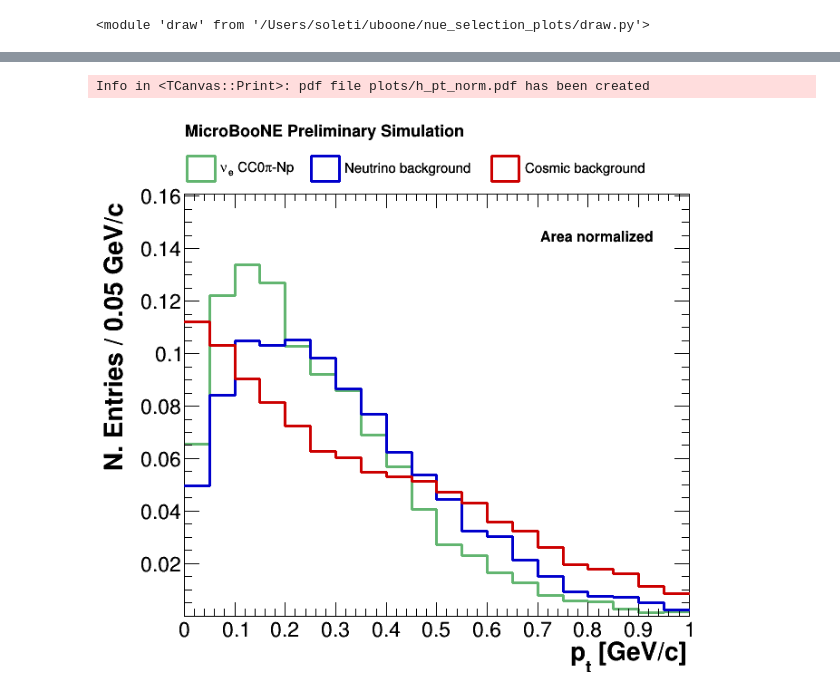
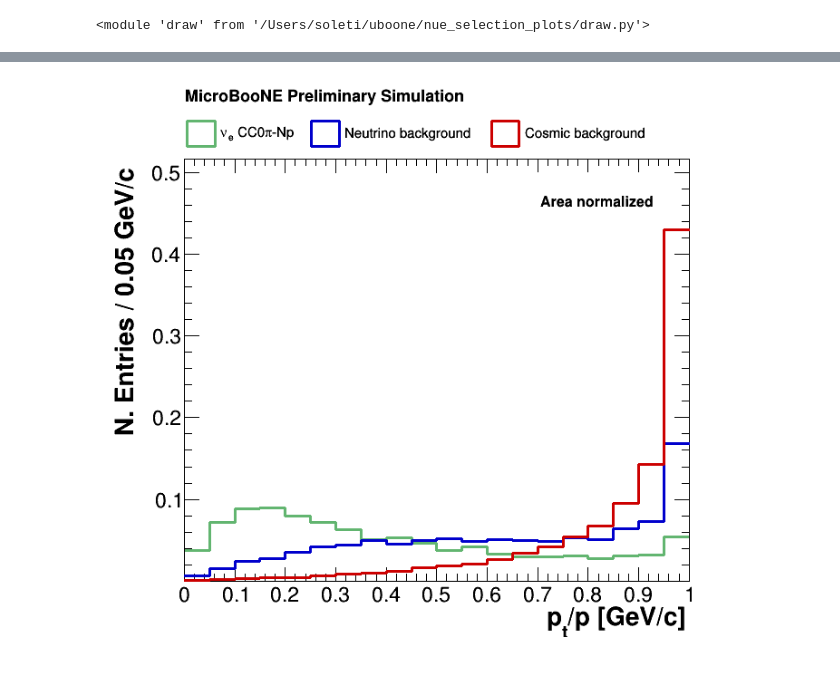
Before and after one commit to soleti/lee_bdt, a Jupyter notebook: Plots.ipynb, the cells around one changed output, grey strips where cells are left out. Saved outputs shown, nothing was run; the diff lists cells and outputs as text; code cells hidden in the pictures.

```diff
--- a/Plots.ipynb
+++ b/Plots.ipynb
@@ -12,8 +12,8 @@ importlib.reload(d) # No need to restart the kernel after modifications
 <module 'draw' from '/Users/soleti/uboone/nue_selection_plots/draw.py'>
 # %%
 d.DRAW_SYS = True
-d.DRAW_LEE = False
-mode = "selection"
+d.DRAW_LEE = True
+mode = "cuts"
 
 if mode != "selection":
     p_15 = ROOT.TPaveText(0.69, 0.05806452, 0.7420344, 0.1032258, "NDC")
@@ -69,9 +68,8 @@ Det sys files not available
 # %%
-c_norm, l_norm = d.plot_normalized("pt")
+c_norm, l_norm = d.plot_normalized("pt_ratio")
 l_norm.Draw()
 c_norm.Draw()
 c_norm.SaveAs("plots/h_%s.pdf" % c_norm.GetName()[1:])
 # %% [output]
-Info in <TCanvas::Print>: pdf file plots/h_pt_norm.pdf has been created
-[figure, old version]
+[figure, new version]
 # %%
```
Also changed, not shown: parts of 3 cells of this notebook, 7 other files.
